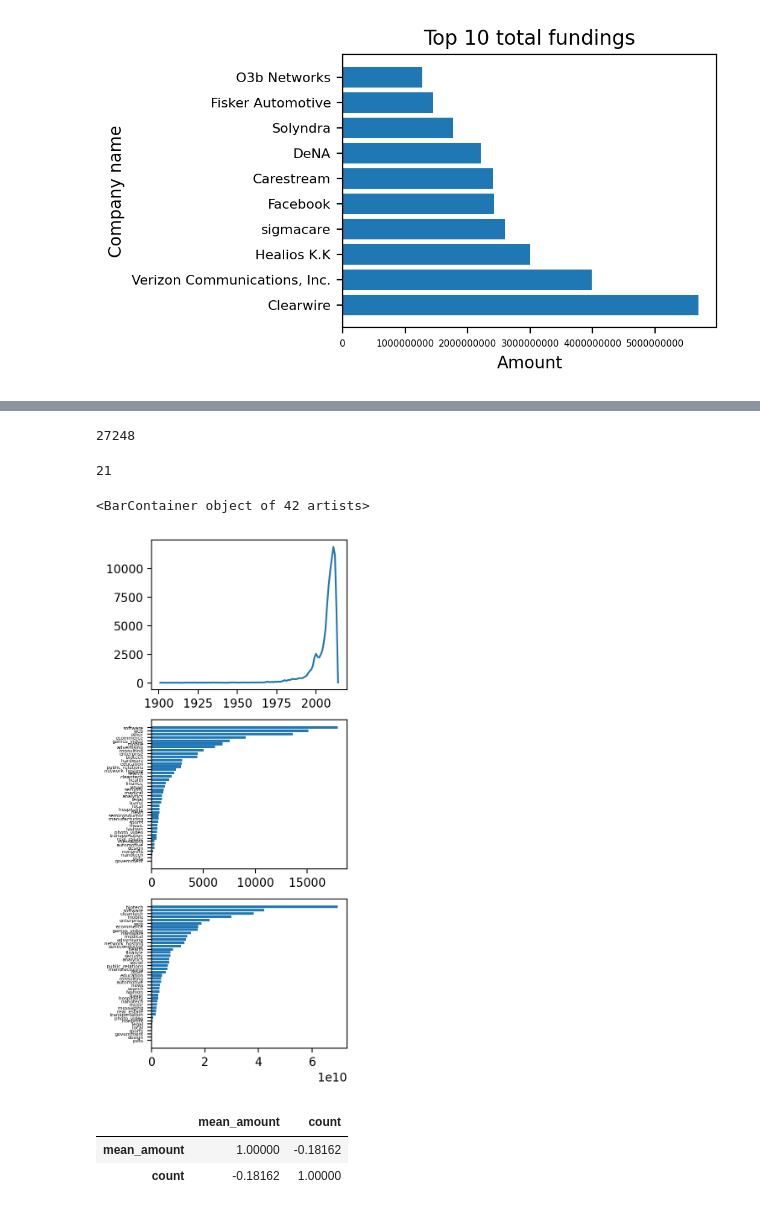
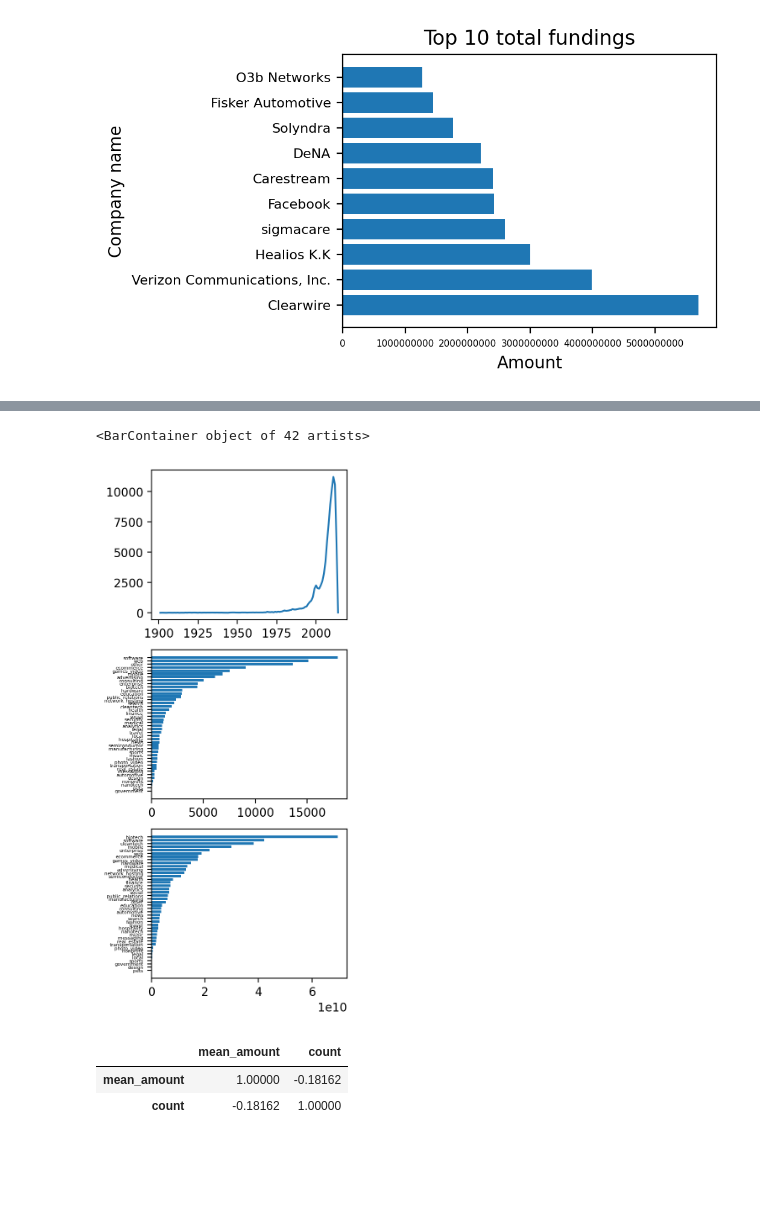
Before and after one commit to bartolomej/PR22_BK_LG_NS, a Jupyter notebook: notebook.ipynb, the cells around one changed output, grey strips where cells are left out. Cells and saved outputs as stored; diff of their text form; code cells hidden in the pictures; blank space fills up the shorter version.

```diff
--- a/notebook.ipynb
+++ b/notebook.ipynb
@@ -41,6 +41,7 @@ objects = get_objects()
 offices = get_offices()
 people = get_people()
 relationships = get_relationships()
+companies = objects[objects["entity_type"] == "Company"]
 # %%
 from matplotlib import pyplot
 total_fundings = funding_rounds.groupby("object_id", as_index=False)["raised_amount"].sum().sort_values("raised_amount", ascending=False)
@@ -66,8 +60,0 @@ sb.pairplot(degrees)
-# %%
-len(pd.unique(people["affiliation_name"]))
-# %% [output]
-27248
-# %%
-len(objects[objects["funding_rounds"] > 10]["funding_rounds"])
-# %% [output]
-21
@@ -76,21 +61,21 @@ grouped = total_fundings.groupby("status")["raised_amount"].mean()
 # %%
 #Grafi: število podjetji ustvarjenih po letih, št. podjetji v vsaki inudstriji, skupna vstoa investicij v vsako industrijo
 from datetime import datetime
-founded_years = pd.DataFrame([datetime.strptime(str(date), '%Y-%m-%d').year for date in objects["founded_at"] if str(date) != "nan"])
+founded_years = pd.DataFrame([datetime.strptime(str(date), '%Y-%m-%d').year for date in companies["founded_at"] if str(date) != "nan"])
 count_by_year = founded_years.groupby(0).size()
 count_by_category = objects.groupby("category_code").size().sort_values()
 total_fundings = funding_rounds.groupby("object_id", as_index=False)["raised_amount"].sum().sort_values("raised_amount", ascending=False)
-total_fundings_per_category = total_fundings.merge(objects, left_on="object_id", right_on="id")[["category_code", "raised_amount"]].groupby("category_code").sum()["raised_amount"].sort_values()
+total_fundings_per_category = total_fundings.merge(companies, left_on="object_id", right_on="id")[["category_code", "raised_amount"]].groupby("category_code").sum()["raised_amount"].sort_values()
 fig, axes = pyplot.subplots(3, 1, figsize=(3, 8), dpi=200)
 axes[1].tick_params(axis="y", labelsize=4)
 axes[1].ticklabel_format(style='plain')
 axes[2].tick_params(axis="y", labelsize=4)
 axes[0].plot(count_by_year.index, count_by_year.values)
 axes[1].barh(count_by_category.index, count_by_category.values)
 axes[2].barh(total_fundings_per_category.index, total_fundings_per_category.values)
 # %% [output]
 <BarContainer object of 42 artists>
-[figure, old version]
+[figure, new version]
 # %%
 #Korelacija med popularnostjo industrije (skupno št. podjetji v tej industriji) in povprečno investicijo v podjetje.
 count_by_category = objects.groupby("category_code").size()
```
Also changed, not shown: parts of 13 cells of this notebook.
